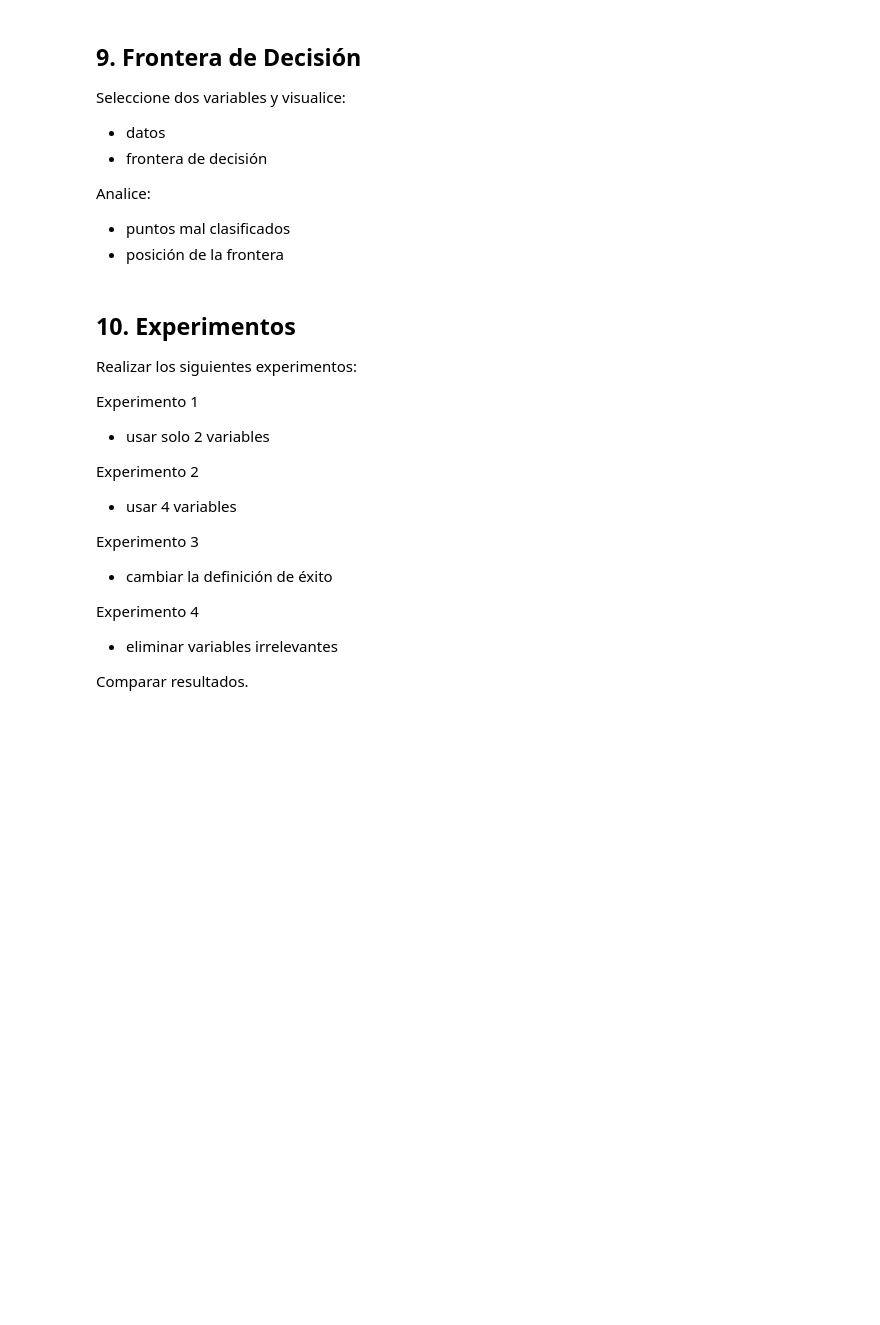
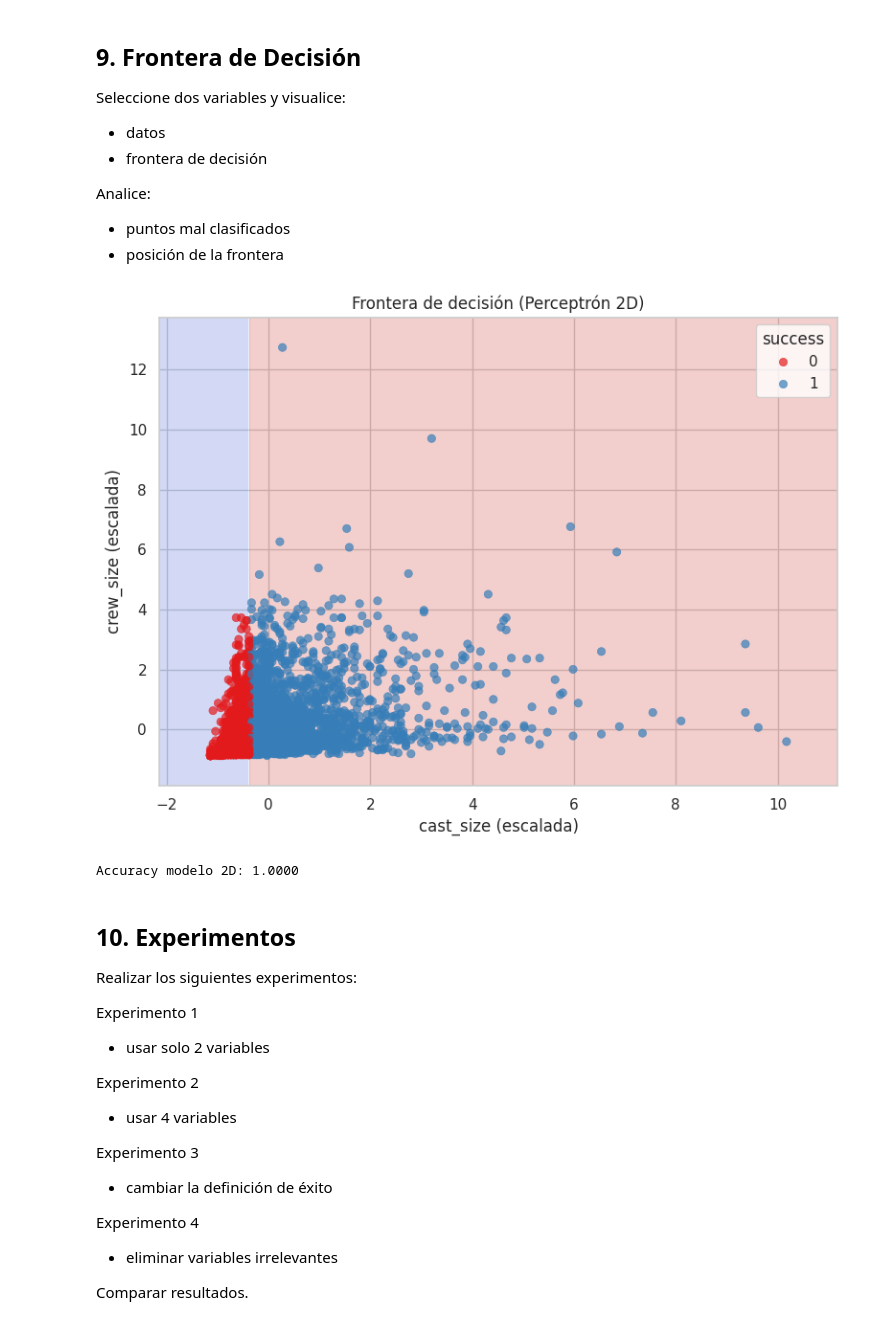
Before and after one commit to GeorgeKonrad29/AlgoritmosComputacionBlanda, a Jupyter notebook: Perceptron/taller_perceptron_peliculas.ipynb, the cells around one changed output. Saved outputs shown, nothing was run; the diff lists cells and outputs as text; code cells hidden in the pictures; blank space fills up the shorter version.

```diff
--- a/Perceptron/taller_perceptron_peliculas.ipynb
+++ b/Perceptron/taller_perceptron_peliculas.ipynb
@@ -316,7 +440,11 @@ Analice:
 # Frontera de decisión con 2 variables
 from sklearn.preprocessing import StandardScaler
 
-vars_2d = ['vote_average', 'popularity']
+if dataset_mode == 'movies':
+    vars_2d = ['vote_average', 'popularity']
+else:
+    vars_2d = ['cast_size', 'crew_size']
+
 X2 = df_clean[vars_2d].copy()
 y2 = df_clean['success'].copy()
 
@@ -328,33 +456,36 @@ X2_train, X2_test, y2_train, y2_test = train_test_split(
 )
 
 clf_2d = Perceptron(max_iter=2000, eta0=0.01, random_state=42)
 clf_2d.fit(X2_train, y2_train)
 
 x_min, x_max = X2_scaled[:, 0].min() - 1, X2_scaled[:, 0].max() + 1
 y_min, y_max = X2_scaled[:, 1].min() - 1, X2_scaled[:, 1].max() + 1
 xx, yy = np.meshgrid(np.linspace(x_min, x_max, 300), np.linspace(y_min, y_max, 300))
 grid = np.c_[xx.ravel(), yy.ravel()]
 zz = clf_2d.predict(grid).reshape(xx.shape)
 
 plt.figure(figsize=(8, 6))
 plt.contourf(xx, yy, zz, alpha=0.25, cmap='coolwarm')
 sns.scatterplot(
     x=X2_scaled[:, 0],
     y=X2_scaled[:, 1],
     hue=y2,
     palette='Set1',
     alpha=0.7,
     edgecolor=None
 )
 plt.title('Frontera de decisión (Perceptrón 2D)')
 plt.xlabel(f'{vars_2d[0]} (escalada)')
 plt.ylabel(f'{vars_2d[1]} (escalada)')
 plt.legend(title='success')
 plt.tight_layout()
 plt.show()
 
 y2_pred = clf_2d.predict(X2_test)
 print(f'Accuracy modelo 2D: {accuracy_score(y2_test, y2_pred):.4f}')
+# %% [output]
+[figure, added]
+Accuracy modelo 2D: 1.0000
 # %% [markdown]
 ## 10. Experimentos
 
```
Also changed, not shown: parts of 10 cells of this notebook, 14 other files.
